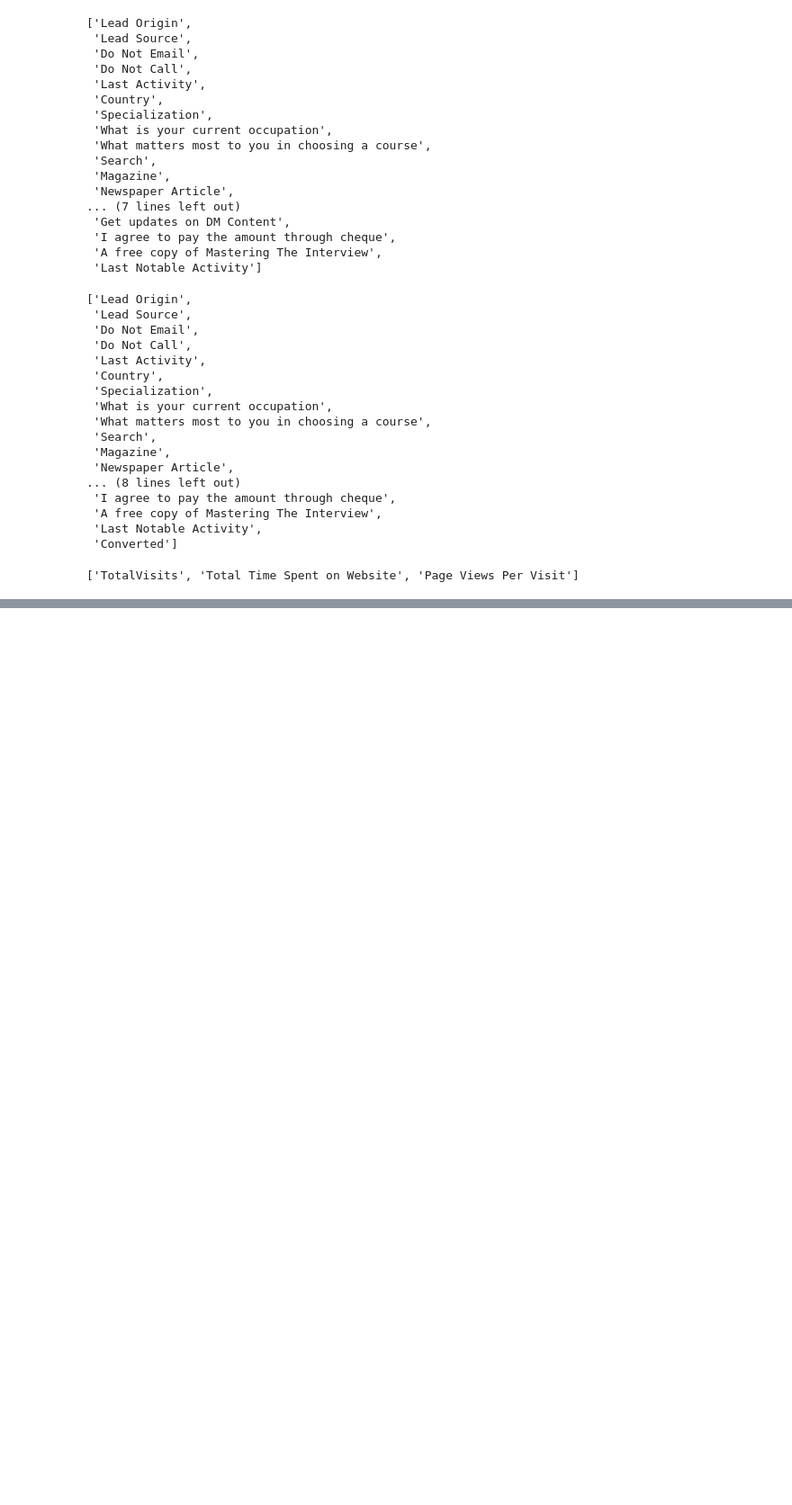
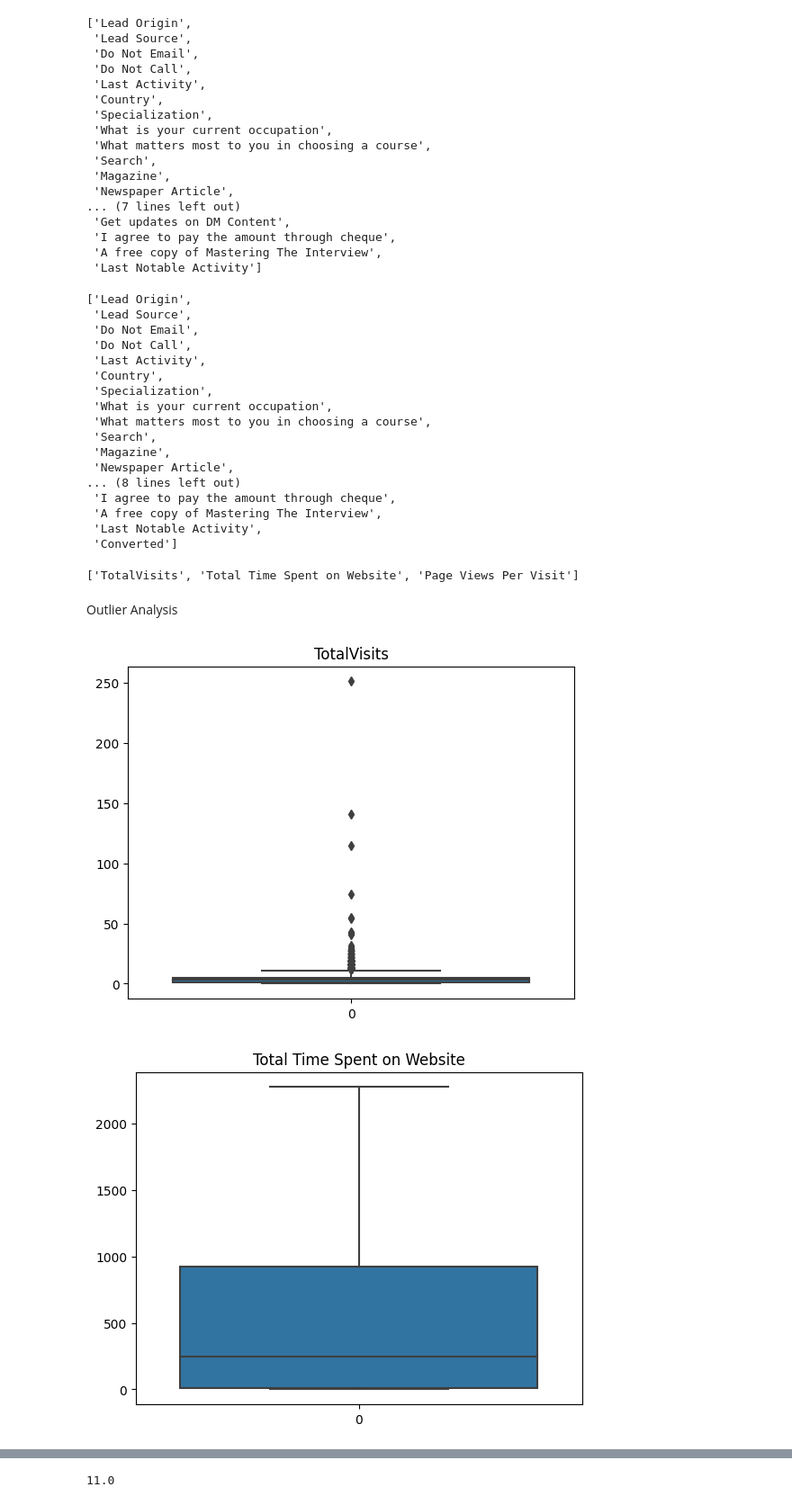
Before and after one commit to pratiksinha35/lead_score, a Jupyter notebook: Model.ipynb, the cells around one changed output, grey strips where cells are left out. Shown: that part at 90% size. Saved outputs shown, nothing was run; the diff lists cells and outputs as text; code cells hidden in the pictures; blank space fills up the shorter version.

```diff
--- a/Model.ipynb
+++ b/Model.ipynb
@@ -374,3 +374,13 @@ numeric_columns.remove('Converted')
 numeric_columns
 # %% [output]
 ['TotalVisits', 'Total Time Spent on Website', 'Page Views Per Visit']
+# %% [markdown]
+Outlier Analysis
+# %%
+for column in numeric_columns:
+    sns.boxplot(data=leads[column])
+    plt.title(column)
+    plt.show()
+# %% [output]
+[figure, added]
+[figure, added]
@@ -376,0 +397,5 @@ numeric_columns
+# %%
+upper_fence_total_visits = upper_fence(leads, 'TotalVisits')
+upper_fence_total_visits
+# %% [output]
+11.0
```
Also changed, not shown: parts of 4 cells of this notebook.
